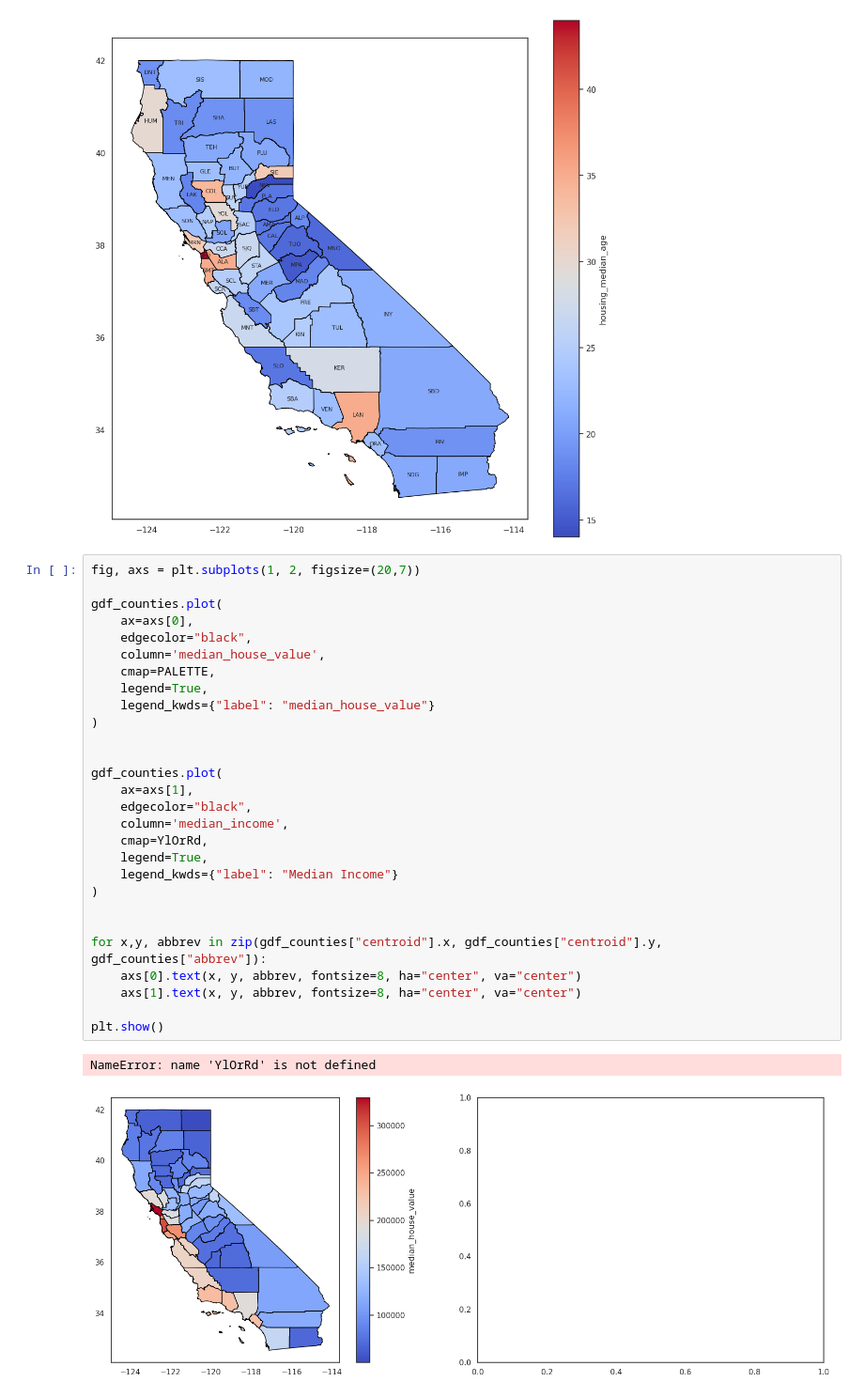
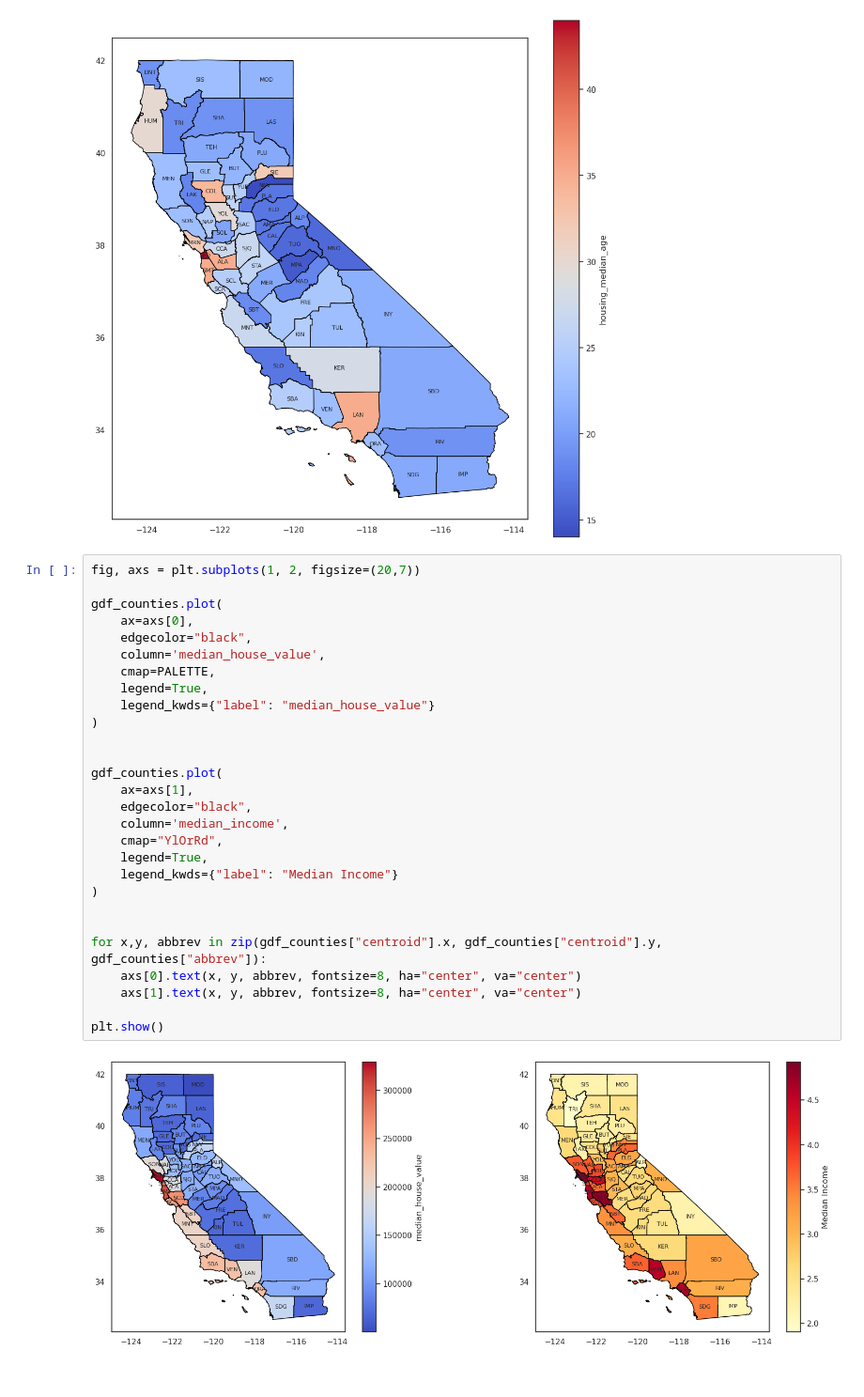
Before and after one commit to HilarioMarques/Regressao_preco_casas_California_Kaggle, a Jupyter notebook: notebooks/GeoPandas .ipynb, the cells around one changed output. Shown at 94% size. Cells and saved outputs as stored; diff of their text form.

```diff
--- a/notebooks/GeoPandas .ipynb
+++ b/notebooks/GeoPandas .ipynb
@@ -706,31 +706,30 @@ plt.show()
 # %%
 fig, axs = plt.subplots(1, 2, figsize=(20,7))
 
 gdf_counties.plot(
     ax=axs[0],
     edgecolor="black",
     column='median_house_value',
     cmap=PALETTE,
     legend=True,
     legend_kwds={"label": "median_house_value"}
 )
 
 
 gdf_counties.plot(
     ax=axs[1],
     edgecolor="black",
     column='median_income',
-    cmap=YlOrRd,
+    cmap="YlOrRd",
     legend=True,
     legend_kwds={"label": "Median Income"}
 )
 
 
 for x,y, abbrev in zip(gdf_counties["centroid"].x, gdf_counties["centroid"].y, gdf_counties["abbrev"]):
     axs[0].text(x, y, abbrev, fontsize=8, ha="center", va="center")
     axs[1].text(x, y, abbrev, fontsize=8, ha="center", va="center")
 
 plt.show()
 # %% [output]
-NameError: name 'YlOrRd' is not defined
-[figure, old version]
+[figure, new version]
```
